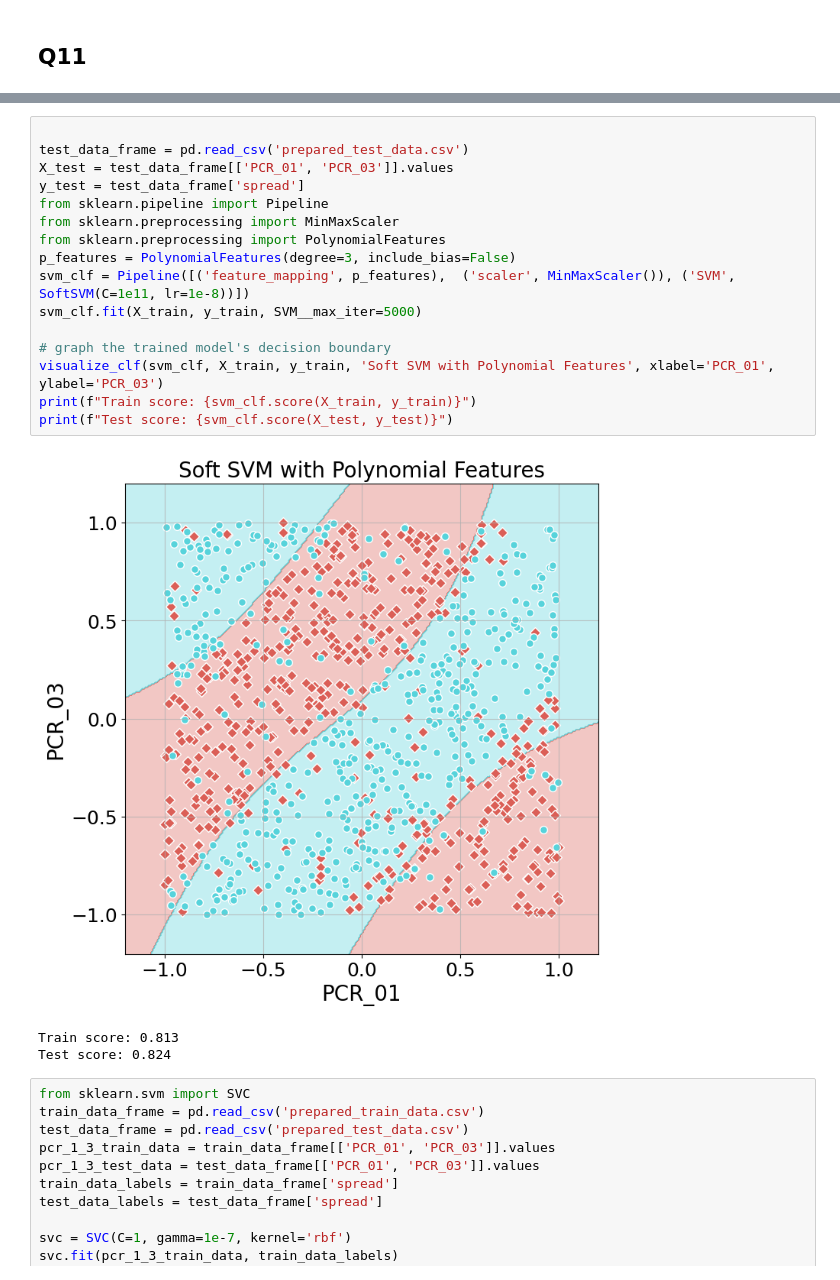
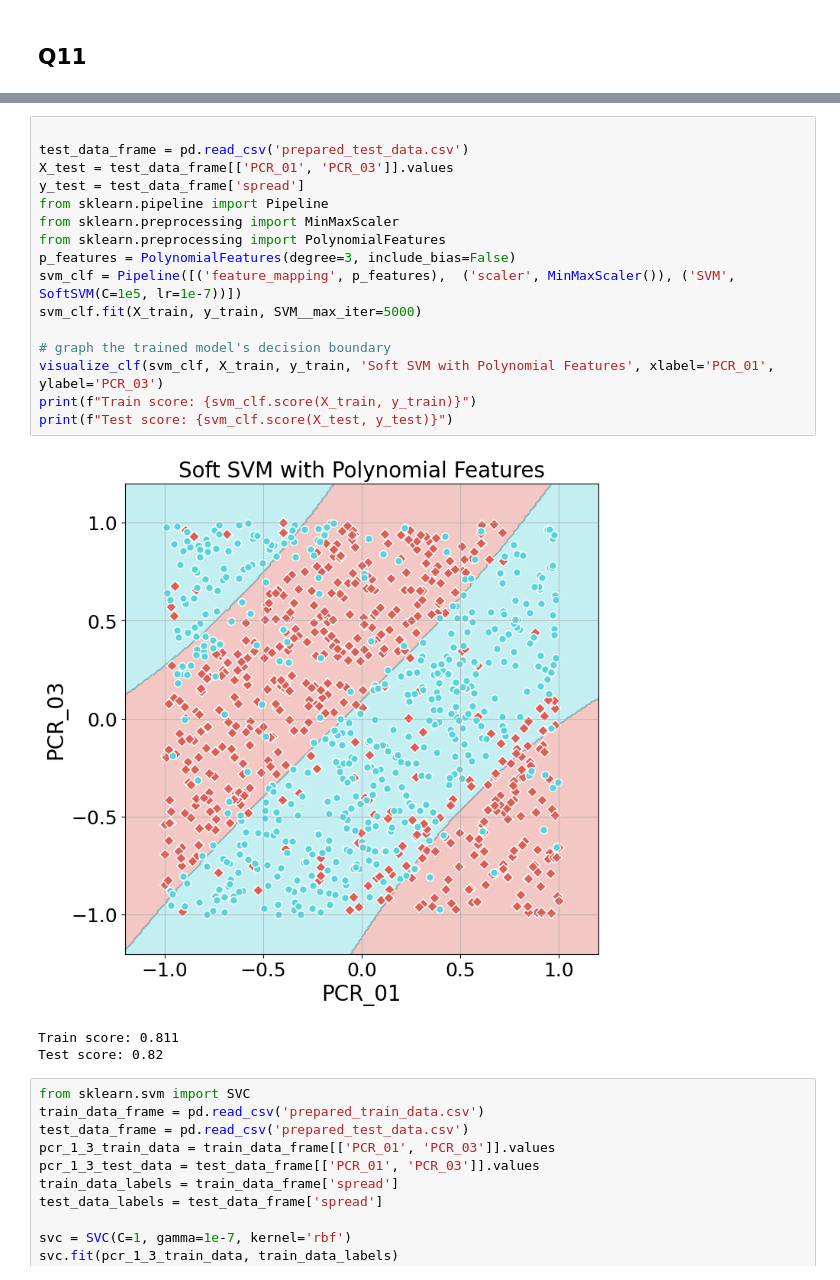
Before and after one commit to dgershko/iml_hw2, a Jupyter notebook: hw2.ipynb, the cells around one changed output, grey strips where cells are left out. Cells and saved outputs as stored; diff of their text form.

```diff
--- a/hw2.ipynb
+++ b/hw2.ipynb
@@ -403,23 +436,23 @@ for lr in np.logspace(-9, -5, 5):
 # %%
 
 test_data_frame = pd.read_csv('prepared_test_data.csv')
 X_test = test_data_frame[['PCR_01', 'PCR_03']].values
 y_test = test_data_frame['spread']
 from sklearn.pipeline import Pipeline
 from sklearn.preprocessing import MinMaxScaler
 from sklearn.preprocessing import PolynomialFeatures
 p_features = PolynomialFeatures(degree=3, include_bias=False)
-svm_clf = Pipeline([('feature_mapping', p_features),  ('scaler', MinMaxScaler()), ('SVM', SoftSVM(C=1e11, lr=1e-8))])
+svm_clf = Pipeline([('feature_mapping', p_features),  ('scaler', MinMaxScaler()), ('SVM', SoftSVM(C=1e5, lr=1e-7))])
 svm_clf.fit(X_train, y_train, SVM__max_iter=5000)
 
 # graph the trained model's decision boundary
 visualize_clf(svm_clf, X_train, y_train, 'Soft SVM with Polynomial Features', xlabel='PCR_01', ylabel='PCR_03')
 print(f"Train score: {svm_clf.score(X_train, y_train)}")
 print(f"Test score: {svm_clf.score(X_test, y_test)}")
 # %% [output]
-[figure, old version]
+[figure, new version]
-Train score: 0.813
-Test score: 0.824
+Train score: 0.811
+Test score: 0.82
 # %%
 from sklearn.svm import SVC
 train_data_frame = pd.read_csv('prepared_train_data.csv')
```
Also changed, not shown: parts of 11 cells of this notebook, 2 other files.
